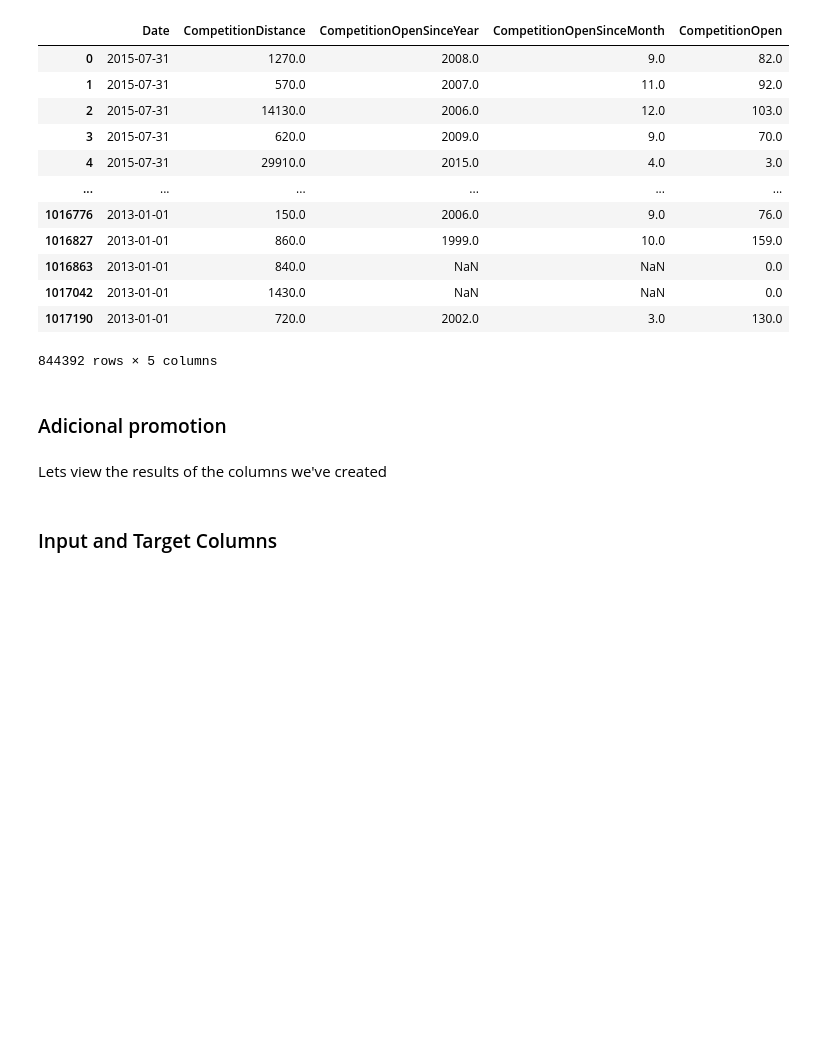
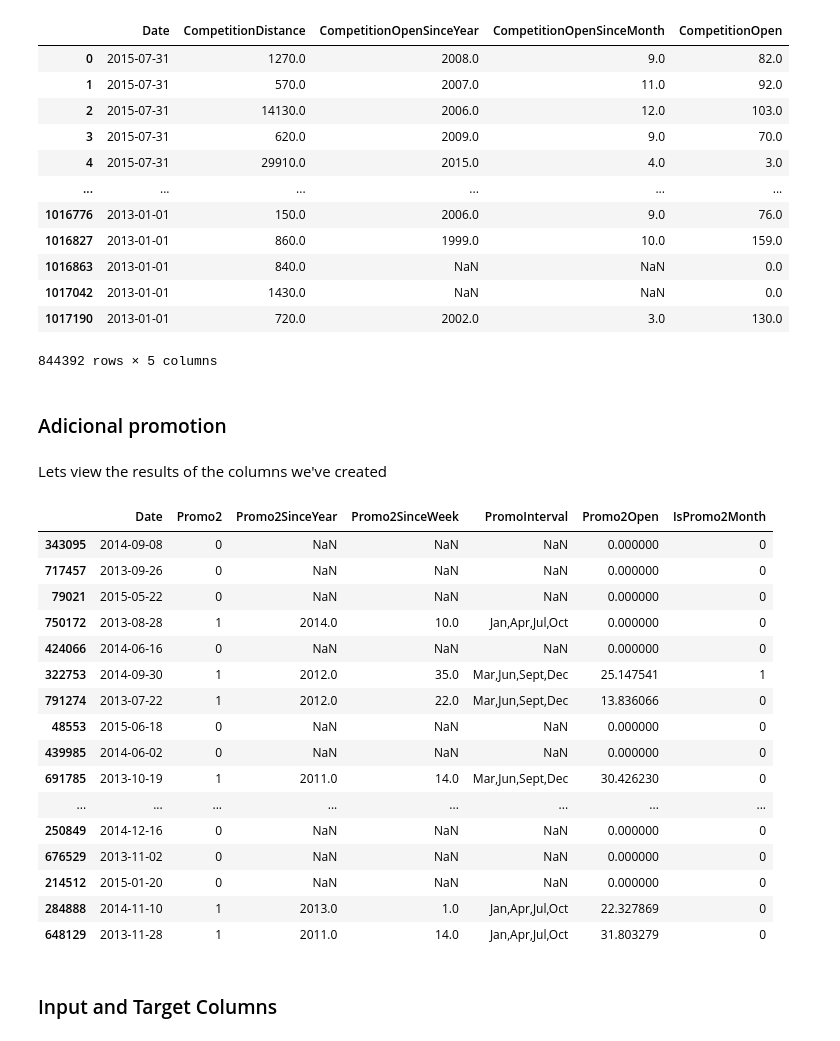
Before and after one commit to sebastianmb/MachineLearning, a Jupyter notebook: Project_course/Gradient Boosting Machines with XGBoost/Untitled.ipynb, the cells around one changed output. Saved outputs shown, nothing was run; the diff lists cells and outputs as text; code cells hidden in the pictures; blank space fills up the shorter version.

```diff
--- a/Project_course/Gradient Boosting Machines with XGBoost/Untitled.ipynb
+++ b/Project_course/Gradient Boosting Machines with XGBoost/Untitled.ipynb
@@ -226,6 +226,24 @@ promo_cols(merged_test_df)
 # %% [markdown]
 Lets view the results of the columns we've created
 # %%
-merged_df[['Date','Promo2','Promo2SinceYear','Promo2SinceWeek','PromoInterval','Promo2Open',']]
+merged_df[['Date', 'Promo2', 'Promo2SinceYear', 'Promo2SinceWeek', 'PromoInterval', 'Promo2Open', 'IsPromo2Month']].sample(20)
+# %% [output]
+|  | Date | Promo2 | Promo2SinceYear | Promo2SinceWeek | PromoInterval | Promo2Open | IsPromo2Month |
+| 343095 | 2014-09-08 | 0 | NaN | NaN | NaN | 0.000000 | 0 |
+| 717457 | 2013-09-26 | 0 | NaN | NaN | NaN | 0.000000 | 0 |
+| 79021 | 2015-05-22 | 0 | NaN | NaN | NaN | 0.000000 | 0 |
+| 750172 | 2013-08-28 | 1 | 2014.0 | 10.0 | Jan,Apr,Jul,Oct | 0.000000 | 0 |
+| 424066 | 2014-06-16 | 0 | NaN | NaN | NaN | 0.000000 | 0 |
+| 322753 | 2014-09-30 | 1 | 2012.0 | 35.0 | Mar,Jun,Sept,Dec | 25.147541 | 1 |
+| 791274 | 2013-07-22 | 1 | 2012.0 | 22.0 | Mar,Jun,Sept,Dec | 13.836066 | 0 |
+| 48553 | 2015-06-18 | 0 | NaN | NaN | NaN | 0.000000 | 0 |
+| 439985 | 2014-06-02 | 0 | NaN | NaN | NaN | 0.000000 | 0 |
+| 691785 | 2013-10-19 | 1 | 2011.0 | 14.0 | Mar,Jun,Sept,Dec | 30.426230 | 0 |
+| ... | ... | ... | ... | ... | ... | ... | ... |
+| 250849 | 2014-12-16 | 0 | NaN | NaN | NaN | 0.000000 | 0 |
+| 676529 | 2013-11-02 | 0 | NaN | NaN | NaN | 0.000000 | 0 |
+| 214512 | 2015-01-20 | 0 | NaN | NaN | NaN | 0.000000 | 0 |
+| 284888 | 2014-11-10 | 1 | 2013.0 | 1.0 | Jan,Apr,Jul,Oct | 22.327869 | 0 |
+| 648129 | 2013-11-28 | 1 | 2011.0 | 14.0 | Jan,Apr,Jul,Oct | 31.803279 | 0 |
 # %% [markdown]
 ### Input and Target Columns
```
Also changed, not shown: parts of 99 cells of this notebook, 1 other file.
